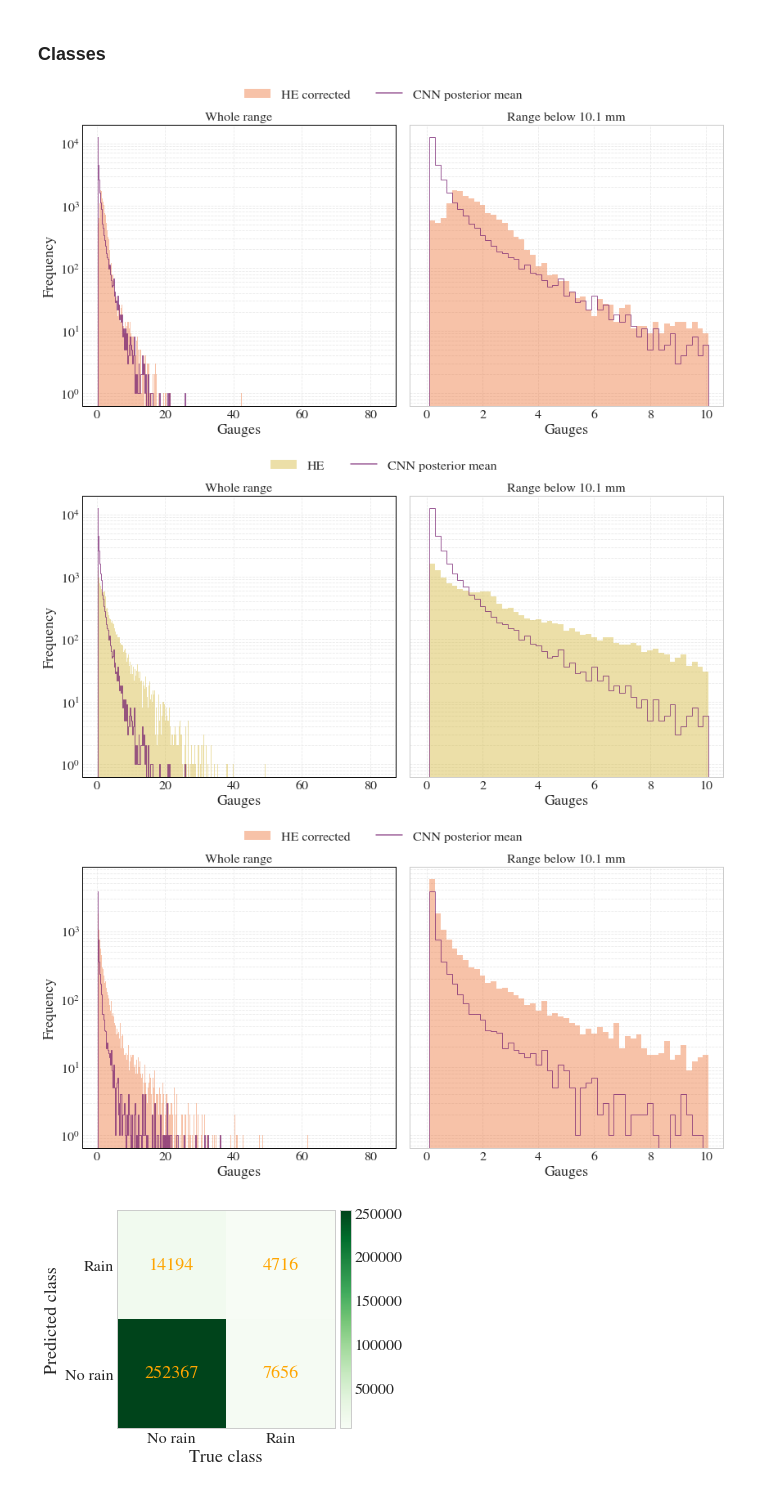
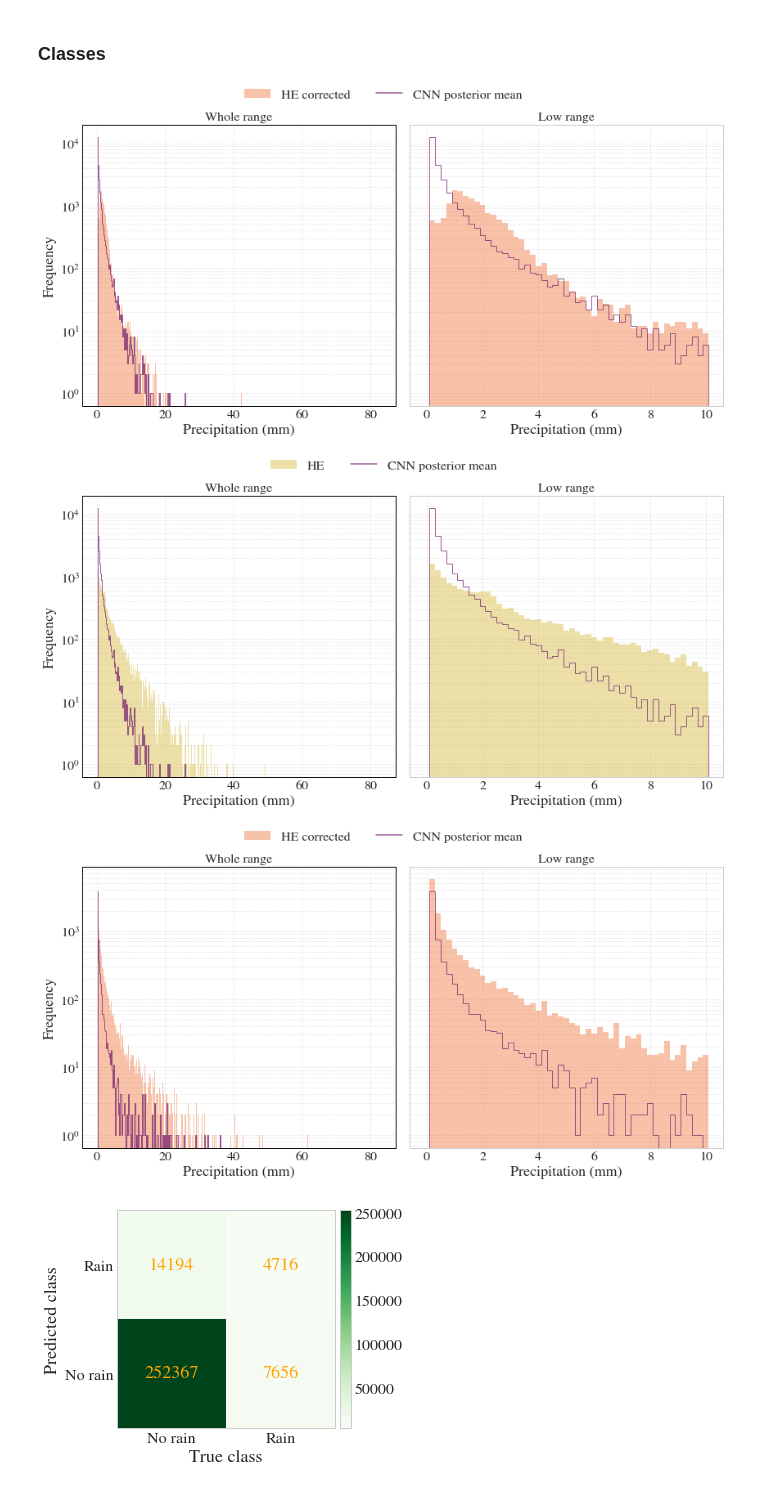
Before and after one commit to ingridingemarsson/geostat-masters-thesis, a Jupyter notebook: notebooks/compare_gauge_he_preds.ipynb, the cells around one changed output. Saved outputs shown, nothing was run; the diff lists cells and outputs as text; code cells hidden in the pictures.

```diff
--- a/notebooks/compare_gauge_he_preds.ipynb
+++ b/notebooks/compare_gauge_he_preds.ipynb
@@ -336,22 +359,24 @@ plotError(data_dict, diffbins, 'gauge_precip', var_list, quantity=quantity)
 ### Classes
 # %%
 plotFalse(data_dict, bins, 'gauge_precip',
-                 ['HE_precip_corr', 'xception_posterior_mean'], ty='FP',
+                 ['HE_precip_corr', 'xception_posterior_mean'], ty='FP', quantity=quantity
+          #,filename="../plots/thesis/FalsePositives_gauge.pdf"
                 )
 # %% [output]
-[figure, old version]
+[figure, new version]
 # %%
 plotFalse(data_dict, bins, 'gauge_precip',
-                 ['HE_precip', 'xception_posterior_mean'], ty='FP',
+                 ['HE_precip', 'xception_posterior_mean'], ty='FP',quantity=quantity
                 )
 # %% [output]
-[figure, old version]
+[figure, new version]
 # %%
 plotFalse(data_dict, bins, 'gauge_precip',
-                 ['HE_precip_corr', 'xception_posterior_mean'], ty='FN',
+                 ['HE_precip_corr', 'xception_posterior_mean'], ty='FN', quantity=quantity
+          #,filename="../plots/thesis/FalseNegatives_gauge.pdf"
                 )
 # %% [output]
-[figure, old version]
+[figure, new version]
 # %%
 def Classification(y,p, threshold=1e-1):
 
```
Also changed, not shown: parts of 12 cells of this notebook, 19 other files.
